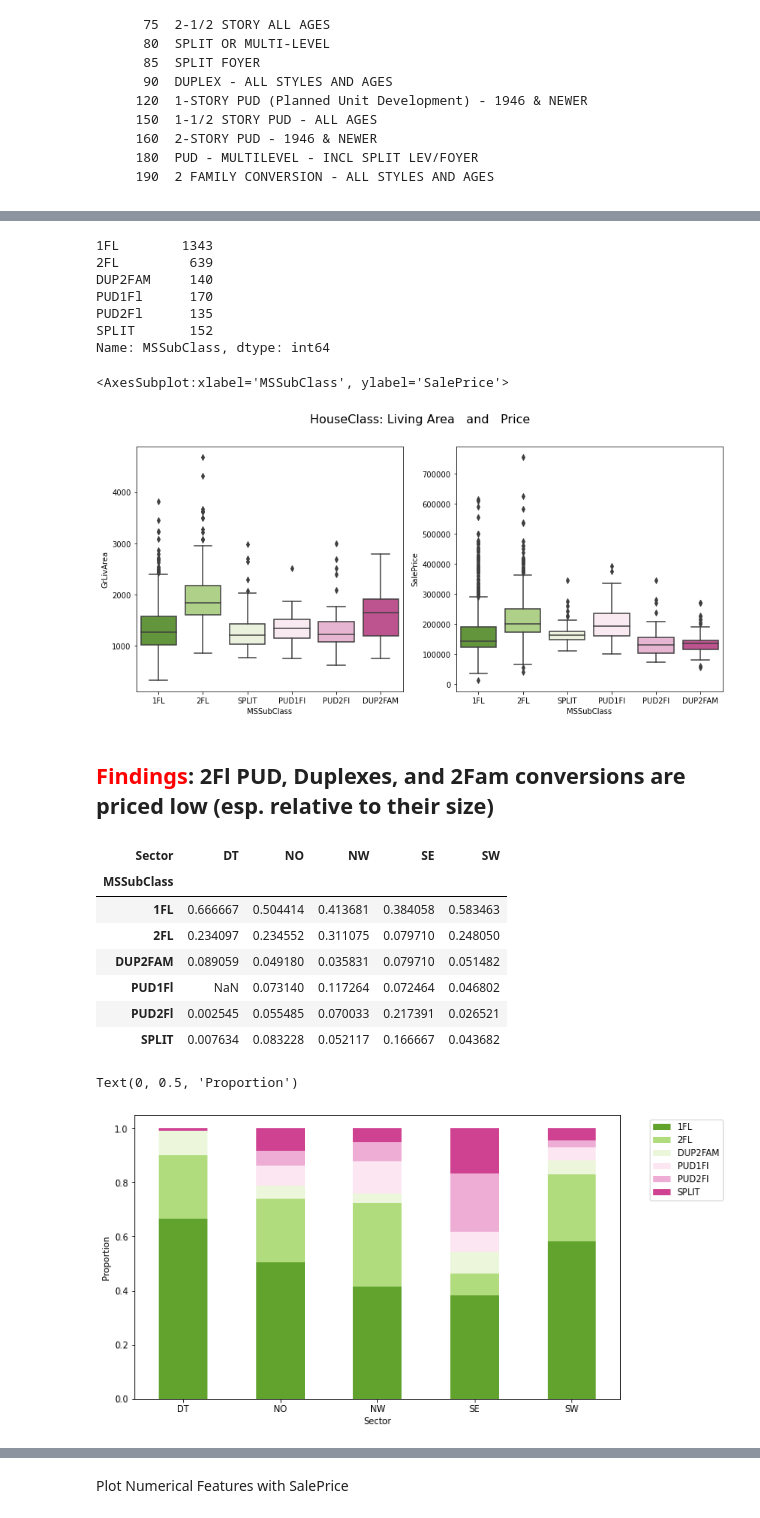
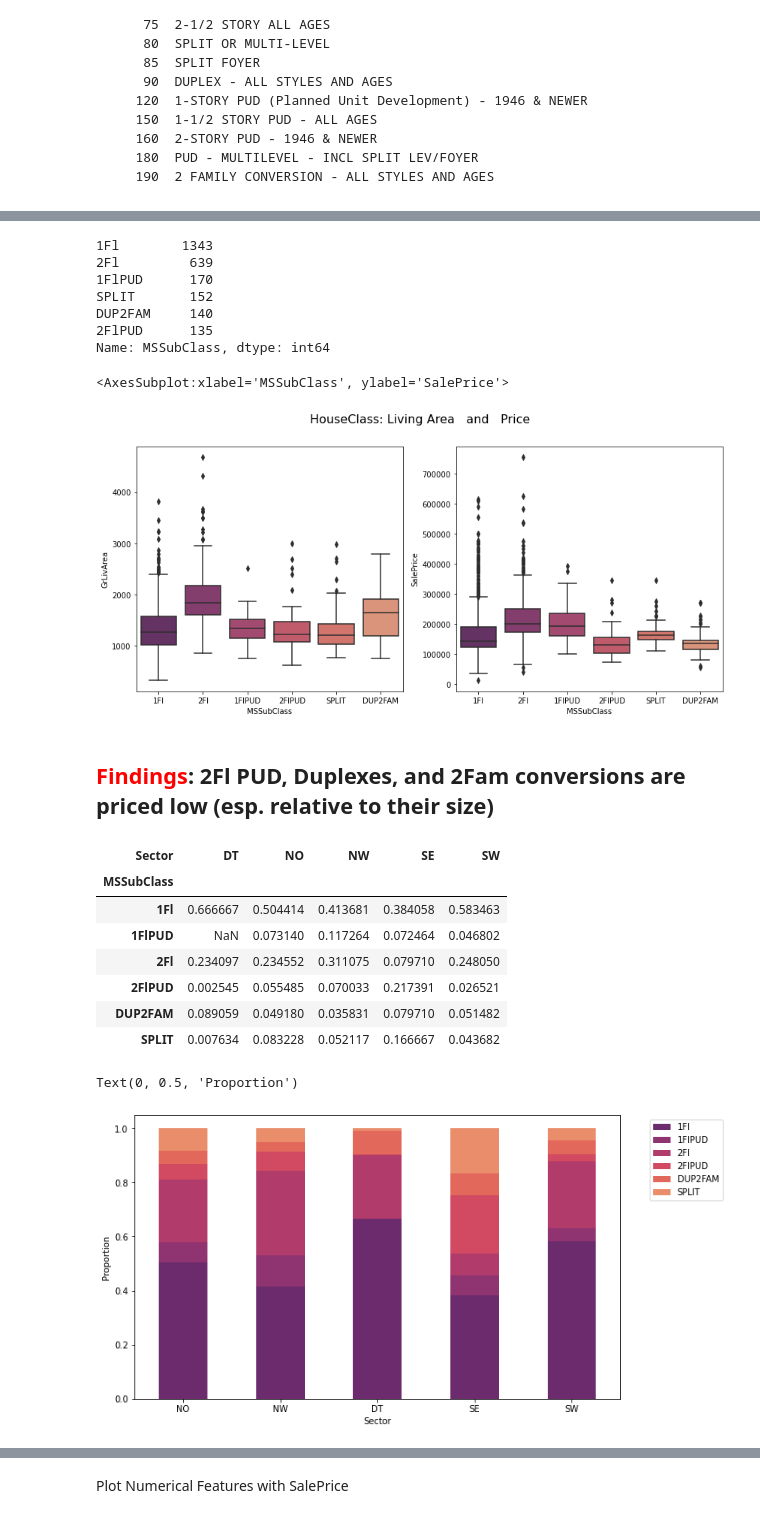
Before and after one commit to dnie44/nycdatascience_ML_project, a Jupyter notebook: daniel/2_EDA_land_general_size_feats.ipynb, the cells around one changed output, grey strips where cells are left out. Drawn from its saved outputs; the diff is of its cells as text; code cells hidden in the pictures.

Commit message:
dan: more EDA on price per SF analysis based on sector and housetype

```diff
--- a/daniel/2_EDA_land_general_size_feats.ipynb
+++ b/daniel/2_EDA_land_general_size_feats.ipynb
@@ -209,44 +211,46 @@ sns.boxplot(x=general.MSSubClass, y=y)
 # %%
 conv_dict = {}
 for k in [20,30,40,45,50]:
-    conv_dict[k] = '1FL'
+    conv_dict[k] = '1Fl'
 for k in [60,70,75]:
-    conv_dict[k] = '2FL'
+    conv_dict[k] = '2Fl'
 for k in [80,85]:
     conv_dict[k] = 'SPLIT'
 for k in [120,150]:
-    conv_dict[k] = 'PUD1Fl'
+    conv_dict[k] = '1FlPUD'
 for k in [160,180]:
-    conv_dict[k] = 'PUD2Fl'
+    conv_dict[k] = '2FlPUD'
 for k in [90,190]:
     conv_dict[k] = 'DUP2FAM'
 
+
 general.loc[:,'MSSubClass'] = general.loc[:,'MSSubClass'].apply(lambda r: conv_dict[r])
 # %%
-general.MSSubClass.value_counts().sort_index()
+general.MSSubClass.value_counts()
 # %% [output]
-1FL        1343
-2FL         639
+1Fl        1343
+2Fl         639
+1FlPUD      170
+SPLIT       152
 DUP2FAM     140
-PUD1Fl      170
-PUD2Fl      135
-SPLIT       152
+2FlPUD      135
 Name: MSSubClass, dtype: int64
+# %%
+general = general.join(data[['Sector','Neighborhood','SalePrice','GrLivArea']],on='PID')
 # %%
+type_order=['1Fl','2Fl','1FlPUD','2FlPUD','SPLIT','DUP2FAM']
 #Plot NEW HouseClass
-sns.set_palette('PiYG_r')
+sns.set_palette('flare_r')
 fig, (ax1, ax2) = plt.subplots(1, 2, figsize=(14,6))
 fig.suptitle('HouseClass: Living Area   and   Price', size=16)
 
-sns.boxplot(ax=ax1,x=general.MSSubClass, y=data.GrLivArea)
-sns.boxplot(ax=ax2,x=general.MSSubClass, y=y)
+sns.boxplot(ax=ax1,x=general.MSSubClass, y=general.GrLivArea, order=type_order)
+sns.boxplot(ax=ax2,x=general.MSSubClass, y=general.SalePrice, order=type_order)
 # %% [output]
 <AxesSubplot:xlabel='MSSubClass', ylabel='SalePrice'>
-[figure, old version]
+[figure, new version]
 # %% [markdown]
 ## <span style="color:red">Findings</span>: 2Fl PUD, Duplexes, and 2Fam conversions are priced low (esp. relative to their size)
-# %%
-general = general.join(data[['Sector','Neighborhood','SalePrice']],on='PID')
 # %%
 # percentage of houseClass in each Sector of city
 temp = general.groupby(['Sector'])['MSSubClass'].value_counts(normalize=True).to_frame()
@@ -257,18 +261,20 @@ temp
 # %% [output]
 | Sector | DT | NO | NW | SE | SW |
 | MSSubClass |  |  |  |  |  |
-| 1FL | 0.666667 | 0.504414 | 0.413681 | 0.384058 | 0.583463 |
-| 2FL | 0.234097 | 0.234552 | 0.311075 | 0.079710 | 0.248050 |
+| 1Fl | 0.666667 | 0.504414 | 0.413681 | 0.384058 | 0.583463 |
+| 1FlPUD | NaN | 0.073140 | 0.117264 | 0.072464 | 0.046802 |
+| 2Fl | 0.234097 | 0.234552 | 0.311075 | 0.079710 | 0.248050 |
+| 2FlPUD | 0.002545 | 0.055485 | 0.070033 | 0.217391 | 0.026521 |
 | DUP2FAM | 0.089059 | 0.049180 | 0.035831 | 0.079710 | 0.051482 |
-| PUD1Fl | NaN | 0.073140 | 0.117264 | 0.072464 | 0.046802 |
-| PUD2Fl | 0.002545 | 0.055485 | 0.070033 | 0.217391 | 0.026521 |
 | SPLIT | 0.007634 | 0.083228 | 0.052117 | 0.166667 | 0.043682 |
 # %%
+sec_order=['NO','NW','DT','SE','SW']
 fig, ax1 = plt.subplots()
-temp.T.plot(ax=ax1, kind='bar', rot=0, stacked=True, figsize=(10,6)).legend(bbox_to_anchor=(1.051, 1.0));
+temp.loc[:,sec_order].T.plot(ax=ax1, kind='bar', rot=0,
+                           stacked=True, figsize=(10,6)).legend(bbox_to_anchor=(1.051, 1.0));
 ax1.set_ylabel('Proportion')
 # %% [output]
 Text(0, 0.5, 'Proportion')
-[figure, old version]
+[figure, new version]
 # %%
 fig, ax1 = plt.subplots()
```
Also changed, not shown: parts of 38 cells of this notebook.
